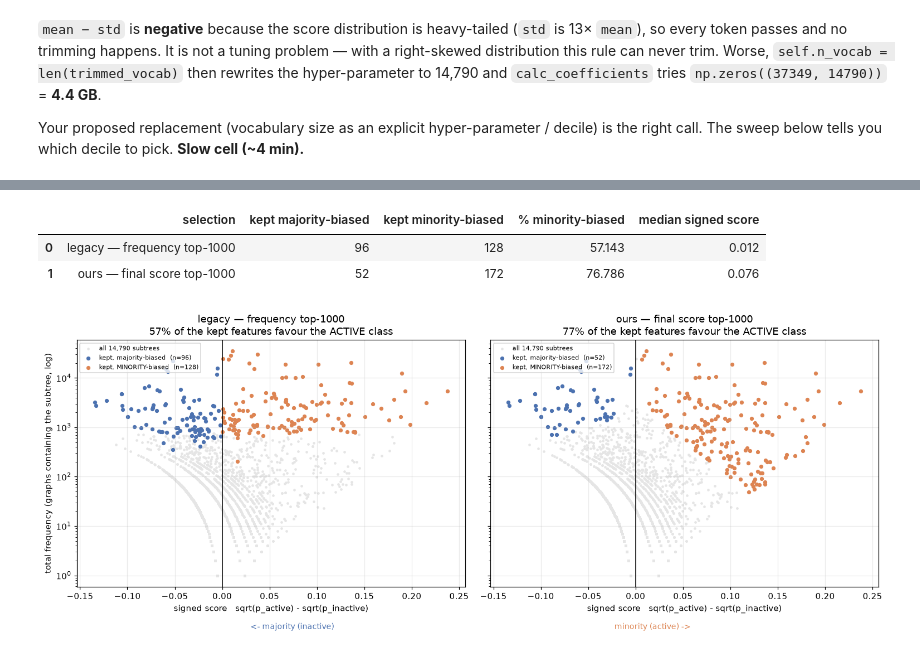
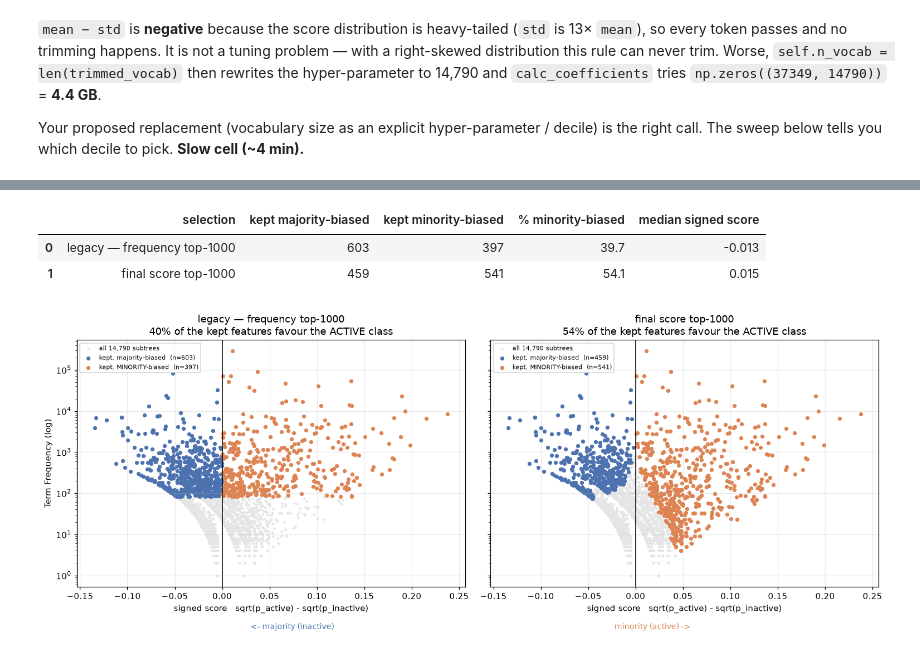
Before and after one commit to nimendra-ag/sparsegraphs_results, a Jupyter notebook: WL_design_decisions.ipynb, the cells around one changed output, grey strips where cells are left out. Saved outputs shown, nothing was run; the diff lists cells and outputs as text; code cells hidden in the pictures.

```diff
--- a/WL_design_decisions.ipynb
+++ b/WL_design_decisions.ipynb
@@ -207,6 +207,7 @@ def token_table(idx):
 
     p0, p1 = df0 / n[-1], df1 / n[1]                  # (1) per-class normalised frequency
     disc   = np.abs(np.sqrt(p0) - np.sqrt(p1))       # (2) discriminative score
+    signed_disc = np.sqrt(p0) - np.sqrt(p1)
     pres   = p0 + p1                                 #  total presence
     final  = pres * disc                             # (3) final score
 
@@ -216,7 +217,7 @@ def token_table(idx):
     return pd.DataFrame(dict(
         token=w, depth=[HASH_TABLE[t][-1] for t in w], signature=[HASH_TABLE[t][1] for t in w],
         tf=[tf[t] for t in w], df=df0 + df1, df0=df0, df1=df1, p0=p0, p1=p1,
-        disc=disc, presence=pres, final=final,
+        disc=disc, signed_disc= signed_disc, presence=pres, final=final,
         favours=np.where(p1 > p0, 1, -1)))
 
 
@@ -400,37 +530,37 @@ coloured = the 1000 subtrees each rule actually keeps.
 # %%
 stats["signed"] = np.sqrt(stats.p1) - np.sqrt(stats.p0)     # no absolute value
-
+N_VOCAB = 1000
 SEL = {
-    "legacy — frequency top-1000": set(stats.nlargest(224, "tf").token),
-    "ours — final score top-1000": set(stats.nlargest(224, "final").token),
+    f"legacy — frequency top-{N_VOCAB}": set(stats.nlargest(N_VOCAB, "tf").token),
+    f"final score top-{N_VOCAB}": set(stats.nlargest(N_VOCAB, "final").token),
 }
 
 fig, axes = plt.subplots(1, 2, figsize=(14, 5.4), sharex=True, sharey=True)
 for ax, (name, sel) in zip(axes, SEL.items()):
     keep = stats[stats.token.isin(sel)]
-    ax.scatter(stats.signed, stats.df, s=4, c="#e5e5e5", label="all 14,790 subtrees")
+    ax.scatter(stats.signed, stats.tf, s=4, c="#e5e5e5", label="all 14,790 subtrees")
     neg, pos = keep[keep.signed < 0], keep[keep.signed >= 0]
-    ax.scatter(neg.signed, neg.df, s=14, c="#4C72B0", label=f"kept, majority-biased  (n={len(neg)})")
-    ax.scatter(pos.signed, pos.df, s=14, c="#DD8452", label=f"kept, MINORITY-biased  (n={len(pos)})")
+    ax.scatter(neg.signed, neg.tf, s=14, c="#4C72B0", label=f"kept, majority-biased  (n={len(neg)})")
+    ax.scatter(pos.signed, pos.tf, s=14, c="#DD8452", label=f"kept, MINORITY-biased  (n={len(pos)})")
     ax.axvline(0, c="k", lw=1)
     ax.set_yscale("log")
     ax.set_xlabel("signed score   sqrt(p_active) - sqrt(p_inactive)")
     ax.set_title(f"{name}\n{100*len(pos)/len(keep):.0f}% of the kept features favour the ACTIVE class")
     ax.legend(fontsize=7, loc="upper left")
-axes[0].set_ylabel("total frequency (graphs containing the subtree, log)")
+axes[0].set_ylabel("Term Frequency (log)")
 fig.text(.30, .02, "<- majority (inactive)", ha="center", fontsize=9, color="#4C72B0")
 fig.text(.72, .02, "minority (active) ->", ha="center", fontsize=9, color="#DD8452")
 fig.tight_layout(rect=[0, .04, 1, 1])
 
 pd.DataFrame({
     "selection": list(SEL),
     "kept majority-biased": [int((stats[stats.token.isin(s)].signed < 0).sum()) for s in SEL.values()],
     "kept minority-biased": [int((stats[stats.token.isin(s)].signed >= 0).sum()) for s in SEL.values()],
     "% minority-biased":    [100*(stats[stats.token.isin(s)].signed >= 0).mean() for s in SEL.values()],
     "median signed score":  [stats[stats.token.isin(s)].signed.median() for s in SEL.values()],
 }).round(3)
 # %% [output]
 |  | selection | kept majority-biased | kept minority-biased | % minority-biased | median signed score |
-| 0 | legacy — frequency top-1000 | 96 | 128 | 57.143 | 0.012 |
-| 1 | ours — final score top-1000 | 52 | 172 | 76.786 | 0.076 |
+| 0 | legacy — frequency top-1000 | 603 | 397 | 39.7 | -0.013 |
+| 1 | final score top-1000 | 459 | 541 | 54.1 | 0.015 |
-[figure, old version]
+[figure, new version]
```
Also changed, not shown: parts of 6 cells of this notebook.
